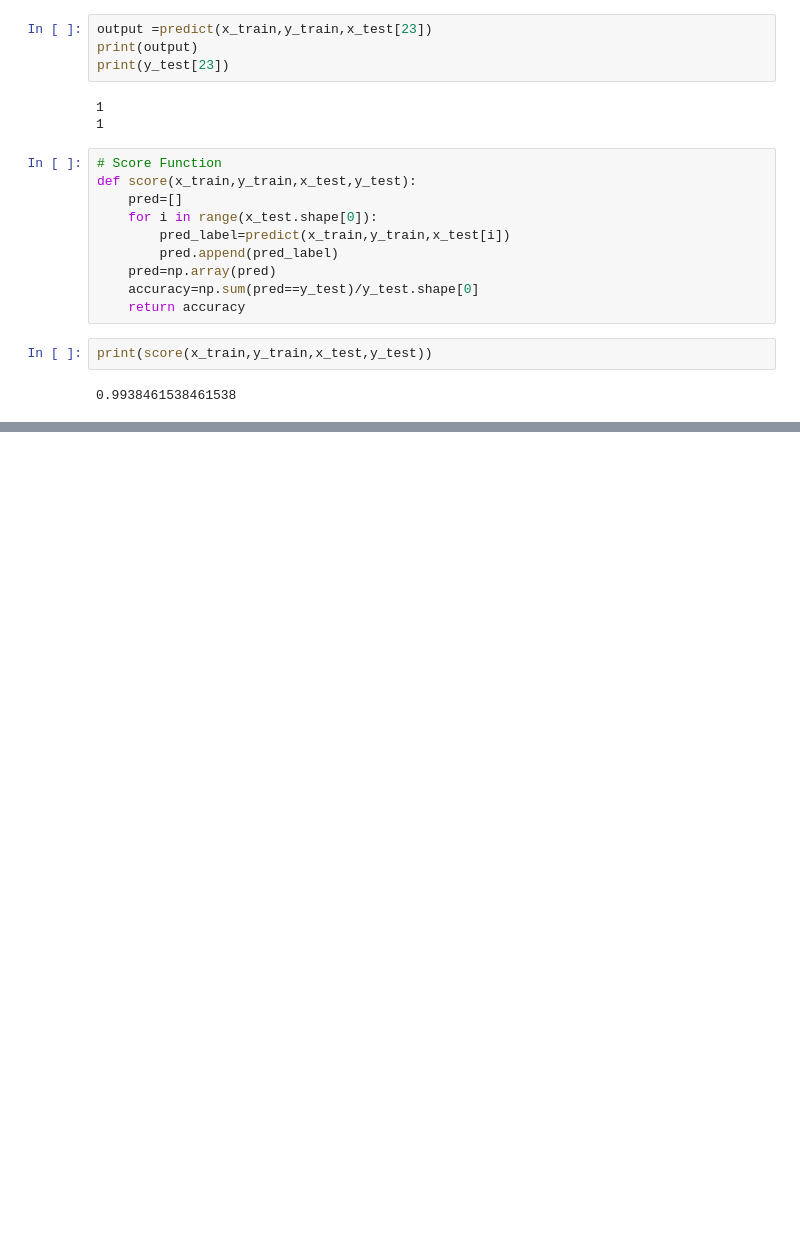
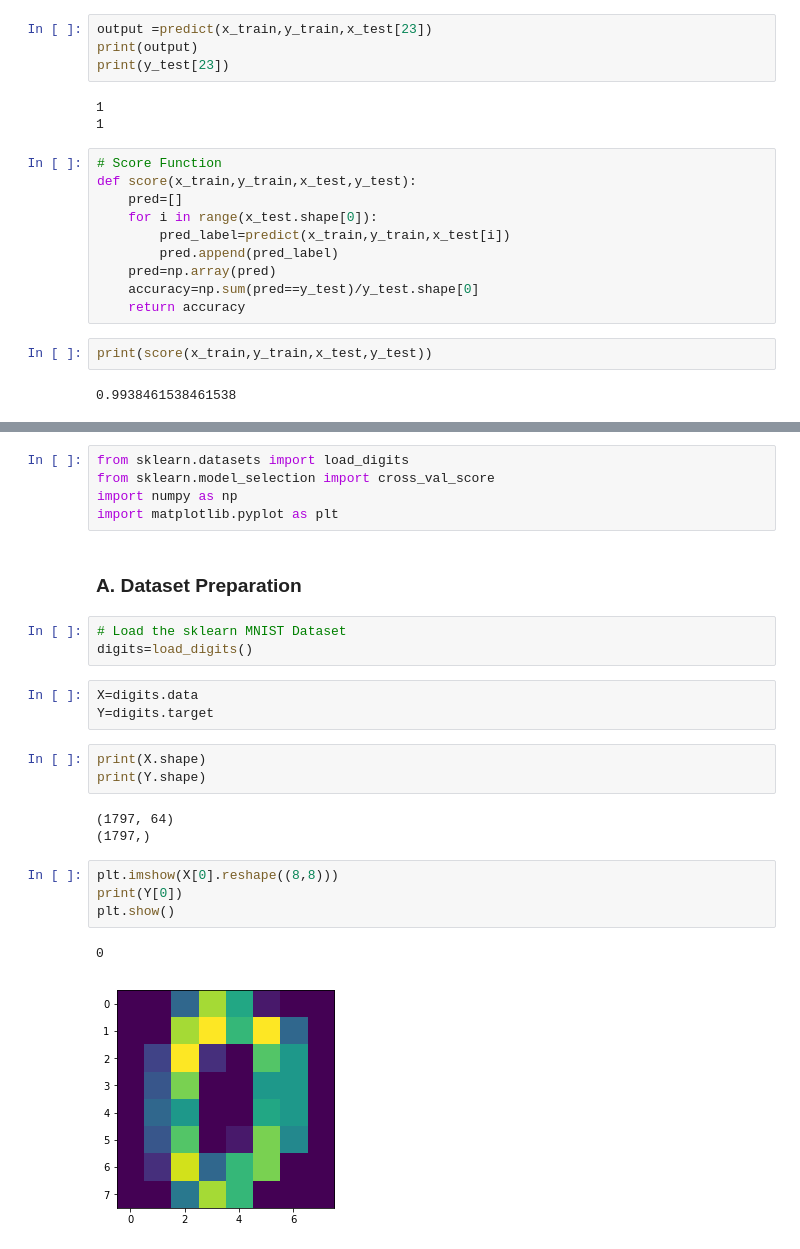
Before and after one commit to ankitguptamdp/Machine-Learning, a Jupyter notebook: 21. Naive Bayes Classifier/Jupyter Notebooks/21. Naive Bayes Classifier.ipynb, the cells around one changed output, grey strips where cells are left out. Drawn from its saved outputs; the diff is of its cells as text; blank space fills up the shorter version.

```diff
--- a/21. Naive Bayes Classifier/Jupyter Notebooks/21. Naive Bayes Classifier.ipynb
+++ b/21. Naive Bayes Classifier/Jupyter Notebooks/21. Naive Bayes Classifier.ipynb
@@ -255,0 +333,26 @@ print(score(x_train,y_train,x_test,y_test))
+# %%
+from sklearn.datasets import load_digits
+from sklearn.model_selection import cross_val_score
+import numpy as np
+import matplotlib.pyplot as plt
+# %% [markdown]
+### A. Dataset Preparation
+# %%
+# Load the sklearn MNIST Dataset
+digits=load_digits()
+# %%
+X=digits.data
+Y=digits.target
+# %%
+print(X.shape)
+print(Y.shape)
+# %% [output]
+(1797, 64)
+(1797,)
+# %%
+plt.imshow(X[0].reshape((8,8)))
+print(Y[0])
+plt.show()
+# %% [output]
+0
+[figure, added]
```
Also changed, not shown: parts of 31 cells of this notebook, 10 other files.
